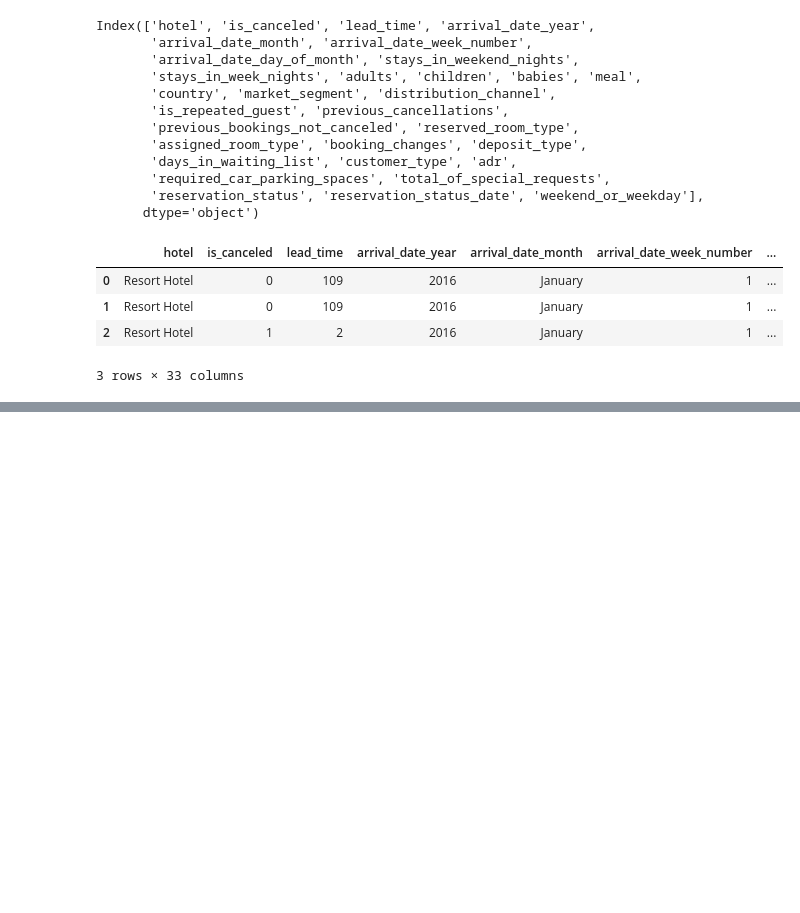
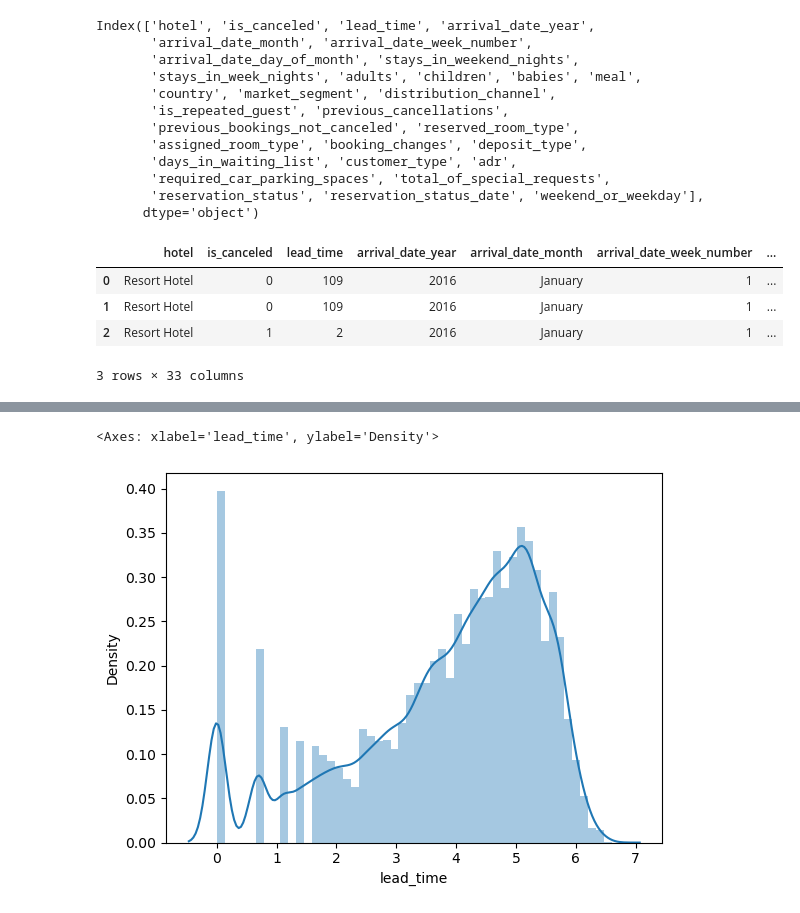
Before and after one commit to atanuk45/Predict_the_cancellation_of_hotel_booking, a Jupyter notebook: Hotel_cancelation_prediction.ipynb, the cells around one changed output, grey strips where cells are left out. Drawn from its saved outputs; the diff is of its cells as text; code cells hidden in the pictures; blank space fills up the shorter version.

```diff
--- a/Hotel_cancelation_prediction.ipynb
+++ b/Hotel_cancelation_prediction.ipynb
@@ -659,0 +879,5 @@ Index(['hotel', 'is_canceled', 'lead_time', 'arrival_date_year',
+# %%
+sns.distplot(dataframe['lead_time'])
+# %% [output]
+<Axes: xlabel='lead_time', ylabel='Density'>
+[figure, added]
```
Also changed, not shown: parts of 80 cells of this notebook.
